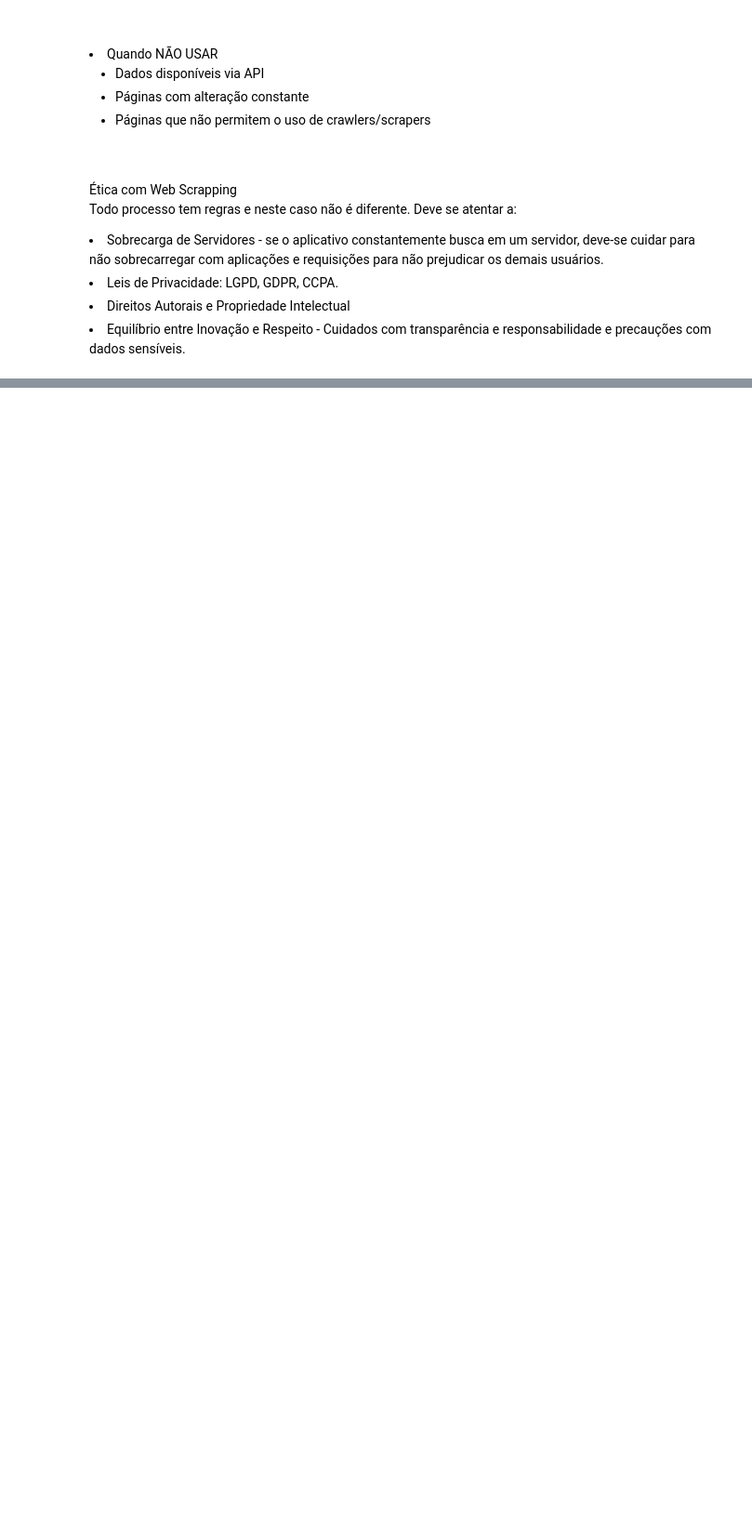
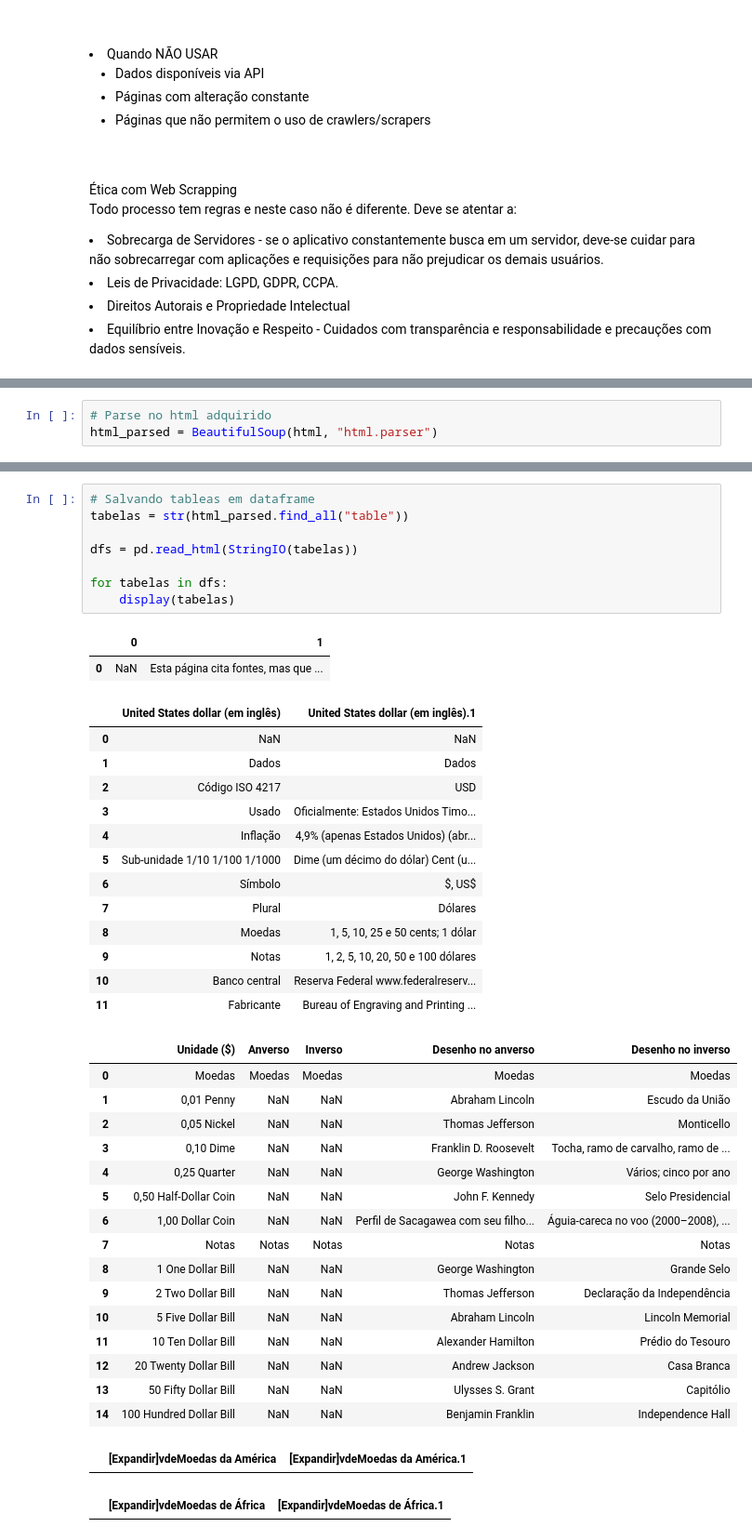
Before and after one commit to NicolasSP90/AdaTech_SantanderCoders2024, a Jupyter notebook: 9. Web Scraping/WebScraping.ipynb, the cells around one changed output, grey strips where cells are left out. Shown at 93% size. Drawn from its saved outputs; the diff is of its cells as text; blank space fills up the shorter version.

```diff
--- a/9. Web Scraping/WebScraping.ipynb
+++ b/9. Web Scraping/WebScraping.ipynb
@@ -172,0 +729,3 @@ Todo processo tem regras e neste caso não é diferente. Deve se atentar a:
+# %%
+# Parse no html adquirido
+html_parsed = BeautifulSoup(html, "html.parser")
@@ -172,0 +753,42 @@ Todo processo tem regras e neste caso não é diferente. Deve se atentar a:
+# %%
+# Salvando tableas em dataframe
+tabelas = str(html_parsed.find_all("table"))
+
+dfs = pd.read_html(StringIO(tabelas))
+
+for tabelas in dfs:
+    display(tabelas)
+# %% [output]
+|  | 0 | 1 |
+| 0 | NaN | Esta página cita fontes, mas que ... |
+|  | United States dollar (em inglês) | United States dollar (em inglês).1 |
+| 0 | NaN | NaN |
+| 1 | Dados | Dados |
+| 2 | Código ISO 4217 | USD |
+| 3 | Usado | Oficialmente: Estados Unidos Timo... |
+| 4 | Inflação | 4,9% (apenas Estados Unidos) (abr... |
+| 5 | Sub-unidade 1/10 1/100 1/1000 | Dime (um décimo do dólar) Cent (u... |
+| 6 | Símbolo | $, US$ |
+| 7 | Plural | Dólares |
+| 8 | Moedas | 1, 5, 10, 25 e 50 cents; 1 dólar |
+| 9 | Notas | 1, 2, 5, 10, 20, 50 e 100 dólares |
+| 10 | Banco central | Reserva Federal www.federalreserv... |
+| 11 | Fabricante | Bureau of Engraving and Printing ... |
+|  | Unidade ($) | Anverso | Inverso | Desenho no anverso | Desenho no inverso |
+| 0 | Moedas | Moedas | Moedas | Moedas | Moedas |
+| 1 | 0,01 Penny | NaN | NaN | Abraham Lincoln | Escudo da União |
+| 2 | 0,05 Nickel | NaN | NaN | Thomas Jefferson | Monticello |
+| 3 | 0,10 Dime | NaN | NaN | Franklin D. Roosevelt | Tocha, ramo de carvalho, ramo de ... |
+| 4 | 0,25 Quarter | NaN | NaN | George Washington | Vários; cinco por ano |
+| 5 | 0,50 Half-Dollar Coin | NaN | NaN | John F. Kennedy | Selo Presidencial |
+| 6 | 1,00 Dollar Coin | NaN | NaN | Perfil de Sacagawea com seu filho... | Águia-careca no voo (2000–2008), ... |
+| 7 | Notas | Notas | Notas | Notas | Notas |
+| 8 | 1 One Dollar Bill | NaN | NaN | George Washington | Grande Selo |
+| 9 | 2 Two Dollar Bill | NaN | NaN | Thomas Jefferson | Declaração da Independência |
+| 10 | 5 Five Dollar Bill | NaN | NaN | Abraham Lincoln | Lincoln Memorial |
+| 11 | 10 Ten Dollar Bill | NaN | NaN | Alexander Hamilton | Prédio do Tesouro |
+| 12 | 20 Twenty Dollar Bill | NaN | NaN | Andrew Jackson | Casa Branca |
+| 13 | 50 Fifty Dollar Bill | NaN | NaN | Ulysses S. Grant | Capitólio |
+| 14 | 100 Hundred Dollar Bill | NaN | NaN | Benjamin Franklin | Independence Hall |
+|  | [Expandir]vdeMoedas da América | [Expandir]vdeMoedas da América.1 |
+|  | [Expandir]vdeMoedas de África | [Expandir]vdeMoedas de África.1 |
```
Also changed, not shown: parts of 54 cells of this notebook, 3 other files.
